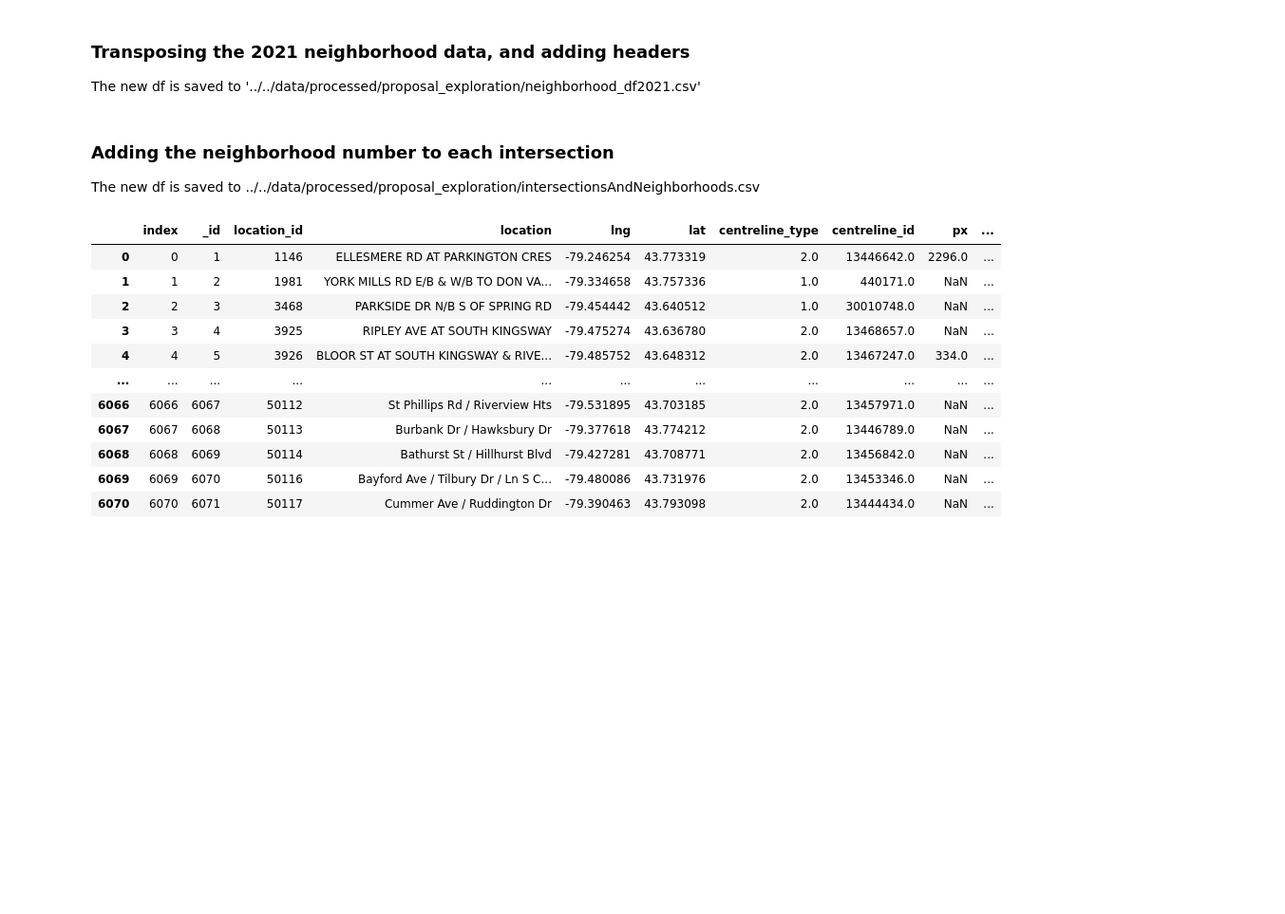
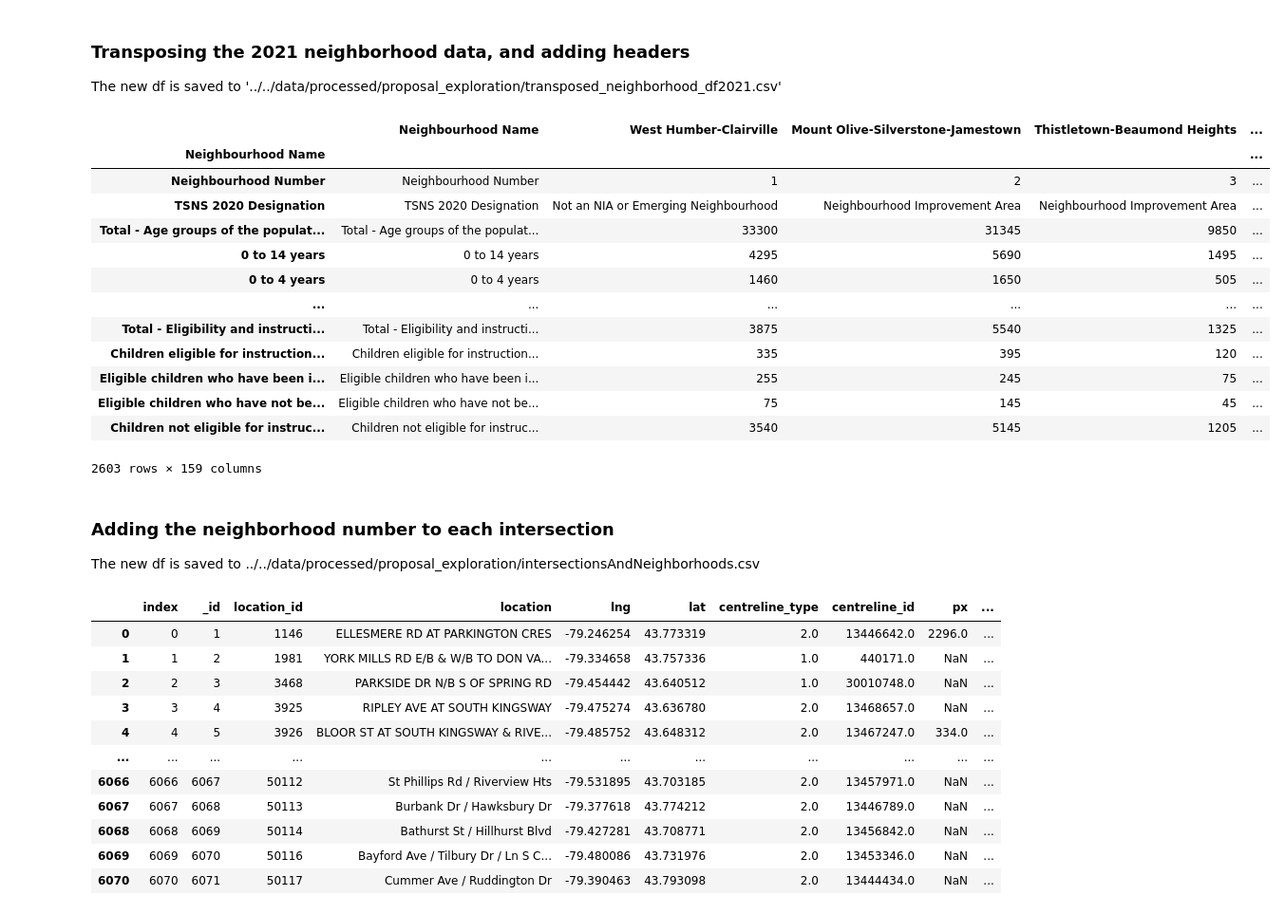
Before and after one commit to RyLiy/TorontoTrafficEconomics, a Jupyter notebook: src/preprocessing/intersection_demographics_data_processing.ipynb, the cells around one changed output. Shown at 95% size. Saved outputs shown, nothing was run; the diff lists cells and outputs as text; code cells hidden in the pictures; blank space fills up the shorter version.

Commit message:
Added new code and data for hypothesis testing

```diff
--- a/src/preprocessing/intersection_demographics_data_processing.ipynb
+++ b/src/preprocessing/intersection_demographics_data_processing.ipynb
@@ -3,11 +11,27 @@ import pandas as pd
 # %% [markdown]
 ### Transposing the 2021 neighborhood data, and adding headers
-The new df is saved to '../../data/processed/proposal_exploration/neighborhood_df2021.csv'
+The new df is saved to '../../data/processed/proposal_exploration/transposed_neighborhood_df2021.csv'
 # %%
 neighborhood_df = pd.read_excel('../../data/raw/neighbourhood-profiles-2021-158-model.xlsx')
 # %%
 #Transposing df (swapping rows and columns)
 neighborhood_df = neighborhood_df.transpose()
+neighborhood_df
+# %% [output]
+|  | Neighbourhood Name | West Humber-Clairville | Mount Olive-Silverstone-Jamestown | Thistletown-Beaumond Heights | ... |
+| Neighbourhood Name |  |  |  |  | ... |
+| Neighbourhood Number | Neighbourhood Number | 1 | 2 | 3 | ... |
+| TSNS 2020 Designation | TSNS 2020 Designation | Not an NIA or Emerging Neighbourhood | Neighbourhood Improvement Area | Neighbourhood Improvement Area | ... |
+| Total - Age groups of the populat... | Total - Age groups of the populat... | 33300 | 31345 | 9850 | ... |
+| 0 to 14 years | 0 to 14 years | 4295 | 5690 | 1495 | ... |
+| 0 to 4 years | 0 to 4 years | 1460 | 1650 | 505 | ... |
+| ... | ... | ... | ... | ... | ... |
+| Total - Eligibility and instructi... | Total - Eligibility and instructi... | 3875 | 5540 | 1325 | ... |
+| Children eligible for instruction... | Children eligible for instruction... | 335 | 395 | 120 | ... |
+| Eligible children who have been i... | Eligible children who have been i... | 255 | 245 | 75 | ... |
+| Eligible children who have not be... | Eligible children who have not be... | 75 | 145 | 45 | ... |
+| Children not eligible for instruc... | Children not eligible for instruc... | 3540 | 5145 | 1205 | ... |
+2603 rows × 159 columns
 # %%
 # Set first row as column header in DF
 neighborhood_df.columns = neighborhood_df.iloc[0]
```
Also changed, not shown: parts of 2 cells of this notebook, 6 other files.
